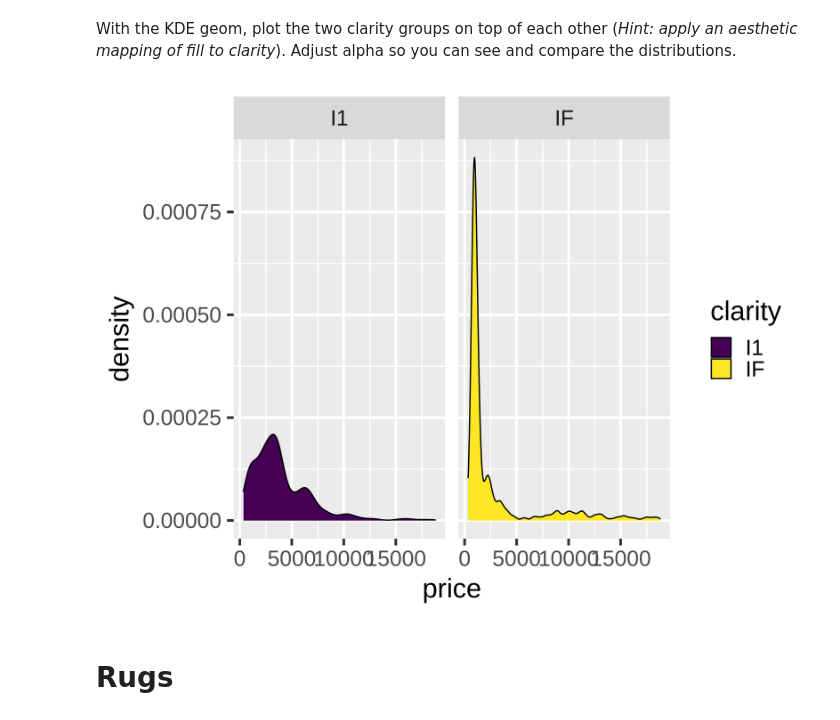
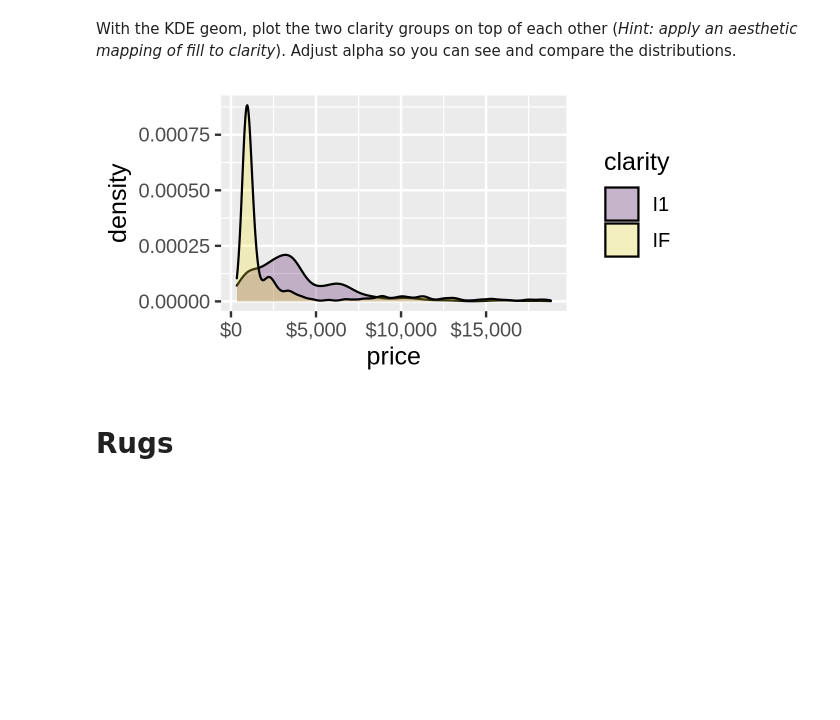
Before and after one commit to mcrzepka/BIOS512, a Jupyter notebook: In class practice/05_00_distribution_practice.ipynb, the cells around one changed output. Saved outputs shown, nothing was run; the diff lists cells and outputs as text; code cells hidden in the pictures; blank space fills up the shorter version.

```diff
--- a/In class practice/05_00_distribution_practice.ipynb
+++ b/In class practice/05_00_distribution_practice.ipynb
@@ -131,11 +137,15 @@ m
 # %% [markdown]
 With the KDE geom, plot the two clarity groups on top of each other (*Hint: apply an aesthetic
 mapping of fill to clarity*). Adjust alpha so you can see and compare the distributions.
-# %%
-m = ggplot(df, aes(x=price, fill=clarity)) + geom_density() + facet_wrap(~clarity)
-m
-# %% [output]
-[figure, removed]
+# %%
+theme_set(theme_gray(base_size = 12))
+options(repr.plot.width=4, repr.plot.height=2)
+
+n = ggplot(df, aes(x=price, fill=clarity)) + geom_density(alpha=0.25) +
+    scale_x_continuous(labels = scales::dollar_format())
+n
+# %% [output]
+[figure, added]
 # %% [markdown]
 # Rugs
 # %% [markdown]
```
Also changed, not shown: parts of 7 cells of this notebook, 1 other file.
